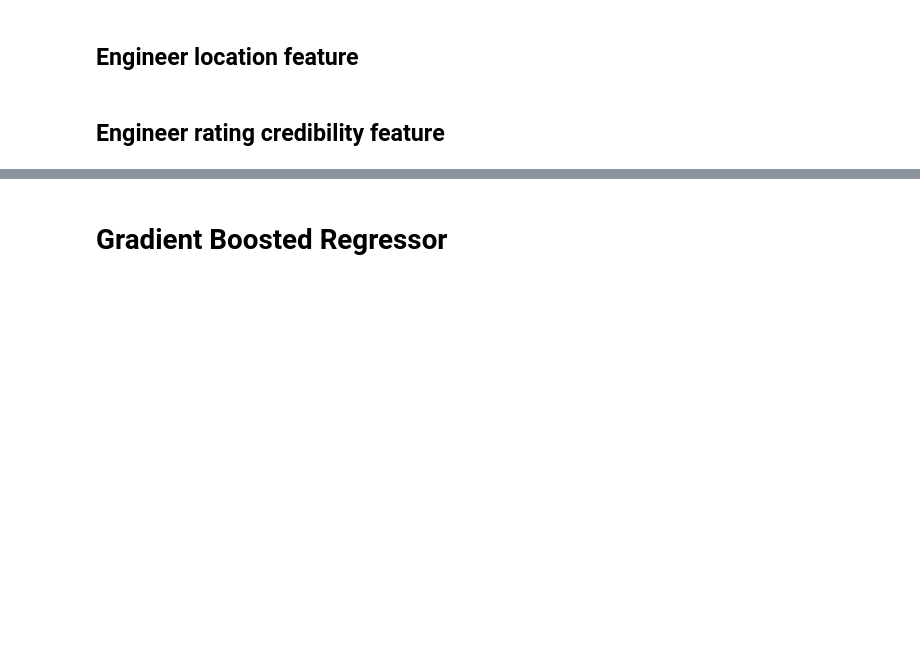
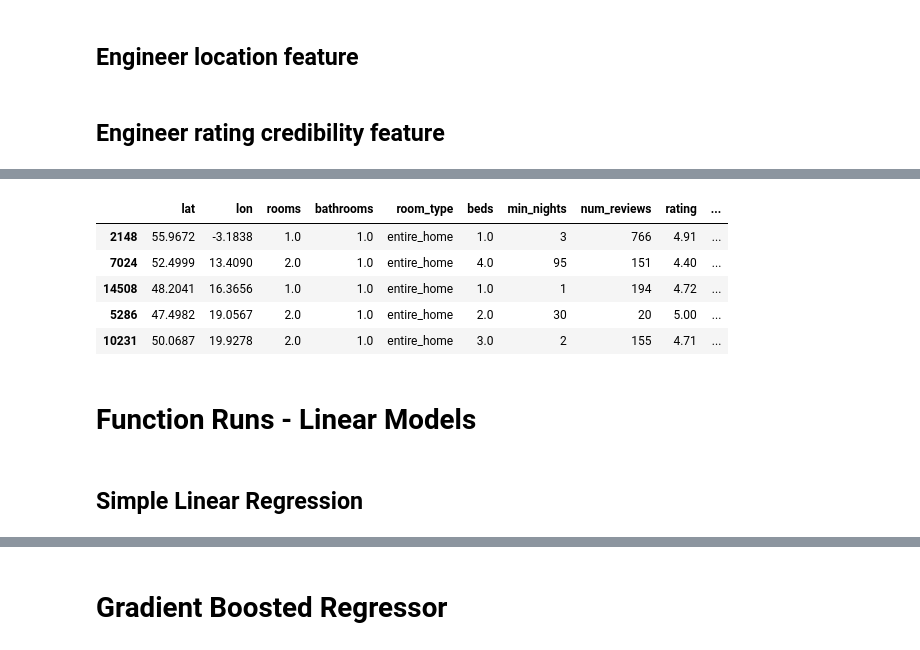
Before and after one commit to cbjonesea/ML-assignment, a Jupyter notebook: model-building.ipynb, the cells around one changed output, grey strips where cells are left out. Drawn from its saved outputs; the diff is of its cells as text; code cells hidden in the pictures; blank space fills up the shorter version.

Commit message:
Created new functions for pipeline iteration

```diff
--- a/model-building.ipynb
+++ b/model-building.ipynb
@@ -751,20 +326,0 @@ Fitting 5 folds for each of 10 candidates, totalling 50 fits
-# %%
-# Create the KNN pipeline using your existing preprocess1
-knn_model = make_pipeline(
-    preprocess1,
-    KNeighborsRegressor(n_neighbors=5, weights='distance', metric='minkowski')  # You can tune these
-)
-
-knn_model.fit(X_train, y_train_log)
-
-train_preds_log = knn_model.predict(X_train)
-valid_preds_log = knn_model.predict(X_valid)
-
-train_preds = np.expm1(train_preds_log)
-valid_preds = np.expm1(valid_preds_log)
-
-train_mae = mean_absolute_error(y_train, train_preds)
-valid_mae = mean_absolute_error(y_valid, valid_preds)
-
-print(f"KNN Train MAE: {train_mae:.2f}")
-print(f"KNN Valid MAE: {valid_mae:.2f}")
@@ -876,23 +326,0 @@ Fitting 5 folds for each of 56 candidates, totalling 280 fits
-# %%
-# Define the pipeline with SimpleImputer
-rf_model = make_pipeline(
-    preprocess1,
-    RandomForestRegressor(random_state=r_state)
-)
-
-rf_model.fit(X_train, y_train_log)  # fit on log-transformed target
-
-
-train_preds_log = rf_model.predict(X_train)
-valid_preds_log = rf_model.predict(X_valid)
-
-# Step 6: Inverse transform predictions
-train_preds = np.expm1(train_preds_log)
-valid_preds = np.expm1(valid_preds_log)
-
-# Step 7: Evaluate using original targets
-train_mae = mean_absolute_error(raw_train['revenue'], train_preds)
-valid_mae = mean_absolute_error(y_valid, valid_preds)
-
-logging.info(f"RandomForest MAE on train set: {train_mae:.2f}")
-logging.info(f"RandomForest MAE on validation set: {valid_mae:.2f}")
@@ -955,0 +473,9 @@ Fitting 5 folds for each of 50 candidates, totalling 250 fits
+# %%
+X_train.head()
+# %% [output]
+|  | lat | lon | rooms | bathrooms | room_type | beds | min_nights | num_reviews | rating | ... |
+| 2148 | 55.9672 | -3.1838 | 1.0 | 1.0 | entire_home | 1.0 | 3 | 766 | 4.91 | ... |
+| 7024 | 52.4999 | 13.4090 | 2.0 | 1.0 | entire_home | 4.0 | 95 | 151 | 4.40 | ... |
+| 14508 | 48.2041 | 16.3656 | 1.0 | 1.0 | entire_home | 1.0 | 1 | 194 | 4.72 | ... |
+| 5286 | 47.4982 | 19.0567 | 2.0 | 1.0 | entire_home | 2.0 | 30 | 20 | 5.00 | ... |
+| 10231 | 50.0687 | 19.9278 | 2.0 | 1.0 | entire_home | 3.0 | 2 | 155 | 4.71 | ... |
@@ -955,0 +485,4 @@ Fitting 5 folds for each of 50 candidates, totalling 250 fits
+# %% [markdown]
+# Function Runs - Linear Models
+# %% [markdown]
+## Simple Linear Regression
```
Also changed, not shown: parts of 73 cells of this notebook.
